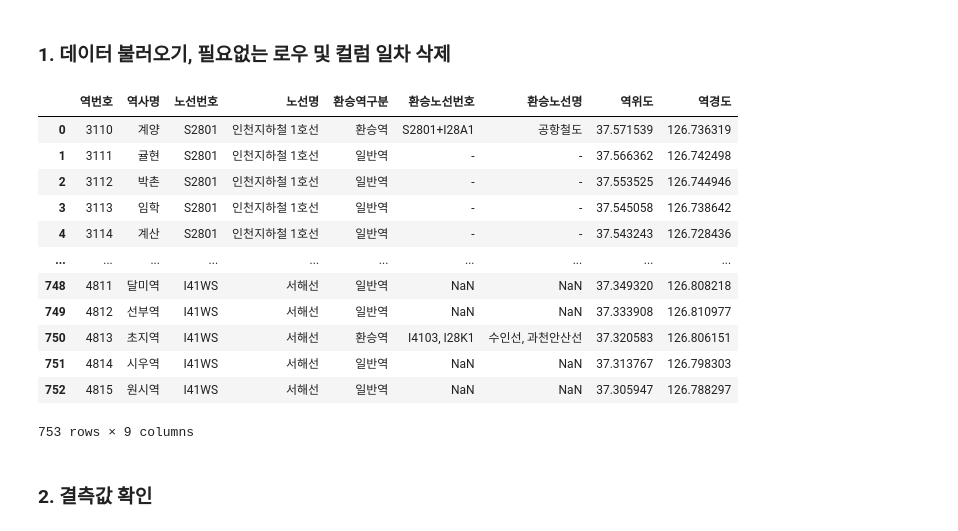
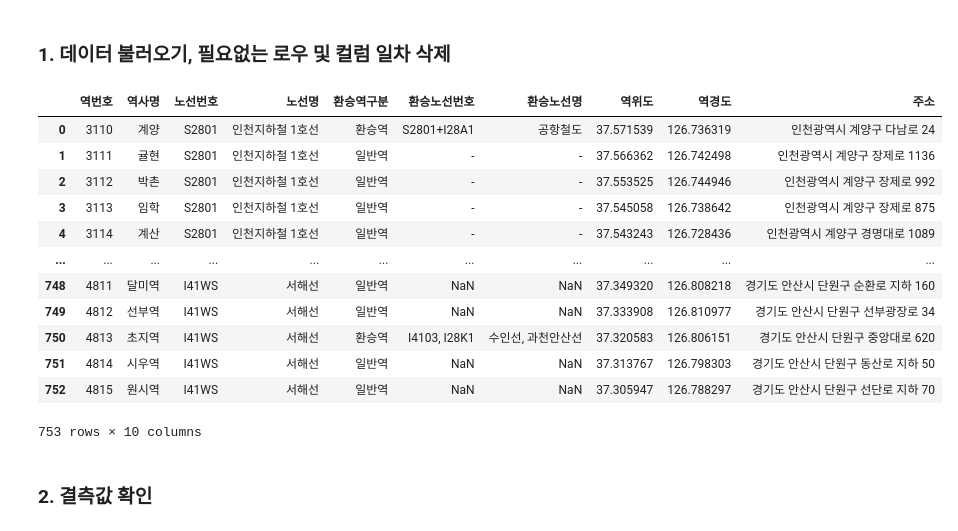
Before and after one commit to 23-1-CauCapstone-Team3/DataPreprocessing, a Jupyter notebook: train/station.ipynb, the cells around one changed output. Drawn from its saved outputs; the diff is of its cells as text; code cells hidden in the pictures.

```diff
--- a/train/station.ipynb
+++ b/train/station.ipynb
@@ -41,43 +42,45 @@ import folium
 # %%
 # 데이터 읽어오기
 station = pd.read_csv('train_station.csv')
 
 # 확실히 필요없는 컬럼 제거
-station = station.drop(columns=['영문역사명', '한자역사명', '운영기관명', '역사도로명주소', '역사전화번호','데이터기준일자'])
+station = station.drop(columns=['영문역사명', '한자역사명', '운영기관명', '역사전화번호','데이터기준일자'])
+
+station.rename(columns={'역사도로명주소': '주소'}, inplace=True)
 
 # 확실히 필요없는 행 제거
 # # 인천 1~2호선
 # station = station[(station['노선번호'].str.slice(stop=3) != 'S28')]
 # 인천 자기부상철도 -> 휴업 상태
 station = station[(station['노선번호'] != 'S28M1')]
 # 대전
 station = station[(station['노선번호'].str.slice(start=1, stop=3) != '30')]
 # 대구 1~3호선
 station = station[(station['노선번호'].str.slice(start=1, stop=3) != '27')]
 # 부산 1~4호선, 김해선
 station = station[(station['노선번호'].str.slice(start=1, stop=3) != '26') & (station['노선번호'] != 'L48B1')]
 # 광주
 station = station[(station['노선번호'].str.slice(start=1, stop=3) != '29')]
 
 # # 나중을 위해 역번호 저장
 # station_id = station['역번호']
 
 station = station.reset_index(drop=True)
 station
 # %% [output]
-|  | 역번호 | 역사명 | 노선번호 | 노선명 | 환승역구분 | 환승노선번호 | 환승노선명 | 역위도 | 역경도 |
-| 0 | 3110 | 계양 | S2801 | 인천지하철 1호선 | 환승역 | S2801+I28A1 | 공항철도 | 37.571539 | 126.736319 |
-| 1 | 3111 | 귤현 | S2801 | 인천지하철 1호선 | 일반역 | - | - | 37.566362 | 126.742498 |
-| 2 | 3112 | 박촌 | S2801 | 인천지하철 1호선 | 일반역 | - | - | 37.553525 | 126.744946 |
-| 3 | 3113 | 임학 | S2801 | 인천지하철 1호선 | 일반역 | - | - | 37.545058 | 126.738642 |
-| 4 | 3114 | 계산 | S2801 | 인천지하철 1호선 | 일반역 | - | - | 37.543243 | 126.728436 |
-| ... | ... | ... | ... | ... | ... | ... | ... | ... | ... |
-| 748 | 4811 | 달미역 | I41WS | 서해선 | 일반역 | NaN | NaN | 37.349320 | 126.808218 |
-| 749 | 4812 | 선부역 | I41WS | 서해선 | 일반역 | NaN | NaN | 37.333908 | 126.810977 |
-| 750 | 4813 | 초지역 | I41WS | 서해선 | 환승역 | I4103, I28K1 | 수인선, 과천안산선 | 37.320583 | 126.806151 |
-| 751 | 4814 | 시우역 | I41WS | 서해선 | 일반역 | NaN | NaN | 37.313767 | 126.798303 |
-| 752 | 4815 | 원시역 | I41WS | 서해선 | 일반역 | NaN | NaN | 37.305947 | 126.788297 |
+|  | 역번호 | 역사명 | 노선번호 | 노선명 | 환승역구분 | 환승노선번호 | 환승노선명 | 역위도 | 역경도 | 주소 |
+| 0 | 3110 | 계양 | S2801 | 인천지하철 1호선 | 환승역 | S2801+I28A1 | 공항철도 | 37.571539 | 126.736319 | 인천광역시 계양구 다남로 24 |
+| 1 | 3111 | 귤현 | S2801 | 인천지하철 1호선 | 일반역 | - | - | 37.566362 | 126.742498 | 인천광역시 계양구 장제로 1136 |
+| 2 | 3112 | 박촌 | S2801 | 인천지하철 1호선 | 일반역 | - | - | 37.553525 | 126.744946 | 인천광역시 계양구 장제로 992 |
+| 3 | 3113 | 임학 | S2801 | 인천지하철 1호선 | 일반역 | - | - | 37.545058 | 126.738642 | 인천광역시 계양구 장제로 875 |
+| 4 | 3114 | 계산 | S2801 | 인천지하철 1호선 | 일반역 | - | - | 37.543243 | 126.728436 | 인천광역시 계양구 경명대로 1089 |
+| ... | ... | ... | ... | ... | ... | ... | ... | ... | ... | ... |
+| 748 | 4811 | 달미역 | I41WS | 서해선 | 일반역 | NaN | NaN | 37.349320 | 126.808218 | 경기도 안산시 단원구 순환로 지하 160 |
+| 749 | 4812 | 선부역 | I41WS | 서해선 | 일반역 | NaN | NaN | 37.333908 | 126.810977 | 경기도 안산시 단원구 선부광장로 34 |
+| 750 | 4813 | 초지역 | I41WS | 서해선 | 환승역 | I4103, I28K1 | 수인선, 과천안산선 | 37.320583 | 126.806151 | 경기도 안산시 단원구 중앙대로 620 |
+| 751 | 4814 | 시우역 | I41WS | 서해선 | 일반역 | NaN | NaN | 37.313767 | 126.798303 | 경기도 안산시 단원구 동산로 지하 50 |
+| 752 | 4815 | 원시역 | I41WS | 서해선 | 일반역 | NaN | NaN | 37.305947 | 126.788297 | 경기도 안산시 단원구 선단로 지하 70 |
-753 rows × 9 columns
+753 rows × 10 columns
 # %% [markdown]
 ### 2. 결측값 확인
 # %% [markdown]
```
Also changed, not shown: parts of 33 cells of this notebook, 1 other file.
